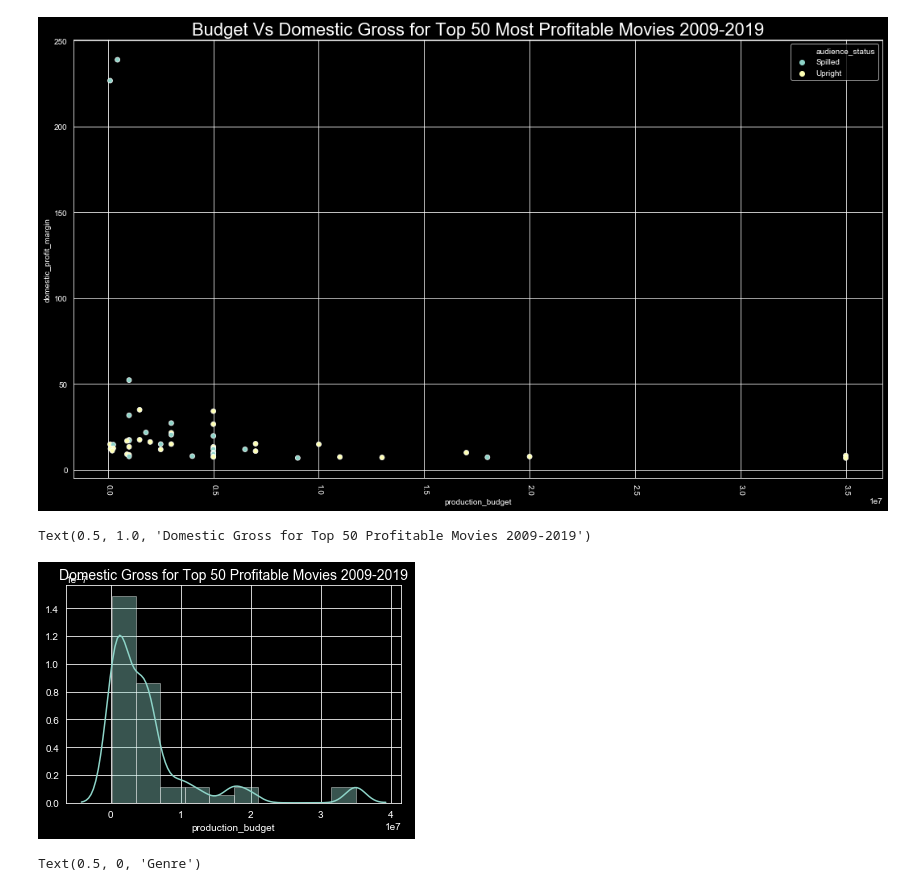
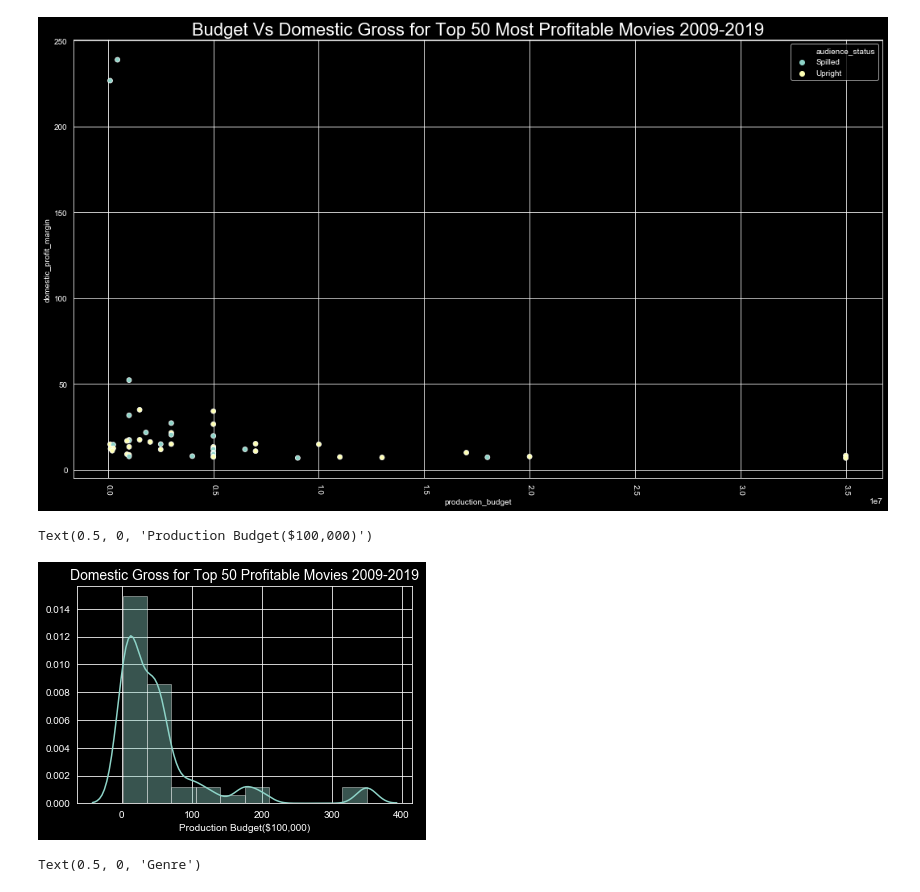
Before and after one commit to 8REN/MovieBudgets, a Jupyter notebook: student.ipynb, the cells around one changed output. Cells and saved outputs as stored; diff of their text form; code cells hidden in the pictures.

```diff
--- a/student.ipynb
+++ b/student.ipynb
@@ -1018,11 +1031,12 @@ plt.xticks(rotation=-90)
 [figure]
 # %%
 # distribution production budget for movies with highest profit margin
-sns.distplot(top_50_dpm['production_budget'], bins=10)
+sns.distplot(top_50_dpm['production_budget /100,000'], bins=10)
 plt.title("Domestic Gross for Top 50 Profitable Movies 2009-2019", fontsize=14)
+plt.xlabel('Production Budget($100,000)')
 # %% [output]
-Text(0.5, 1.0, 'Domestic Gross for Top 50 Profitable Movies 2009-2019')
+Text(0.5, 0, 'Production Budget($100,000)')
-[figure, old version]
+[figure, new version]
 # %%
 # profit margin by genre
 plt.figure(figsize=(10,6))
```
Also changed, not shown: parts of 23 cells of this notebook, 3 other files.
